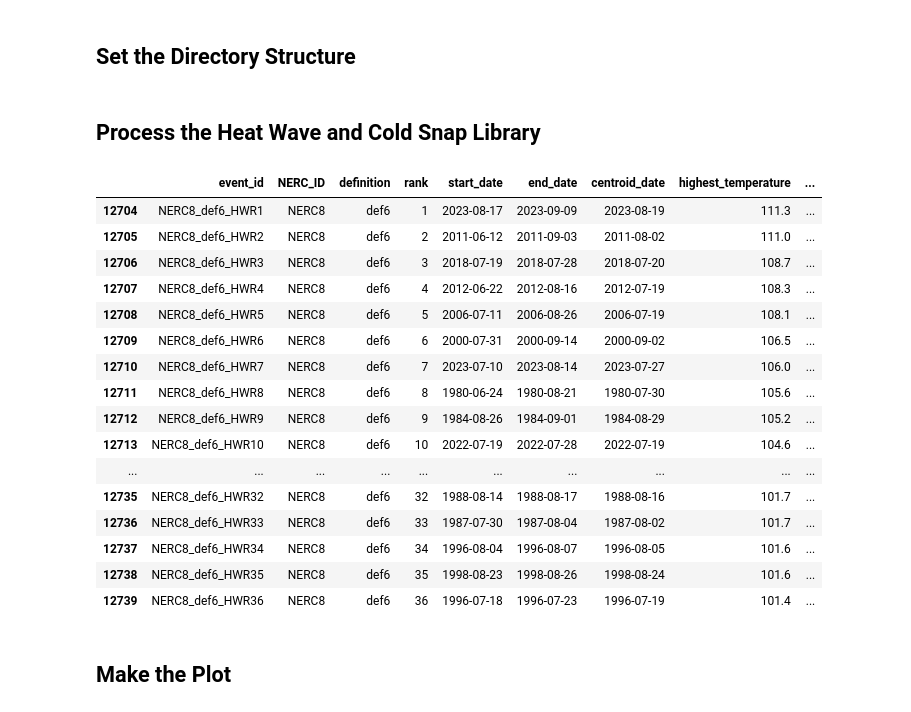
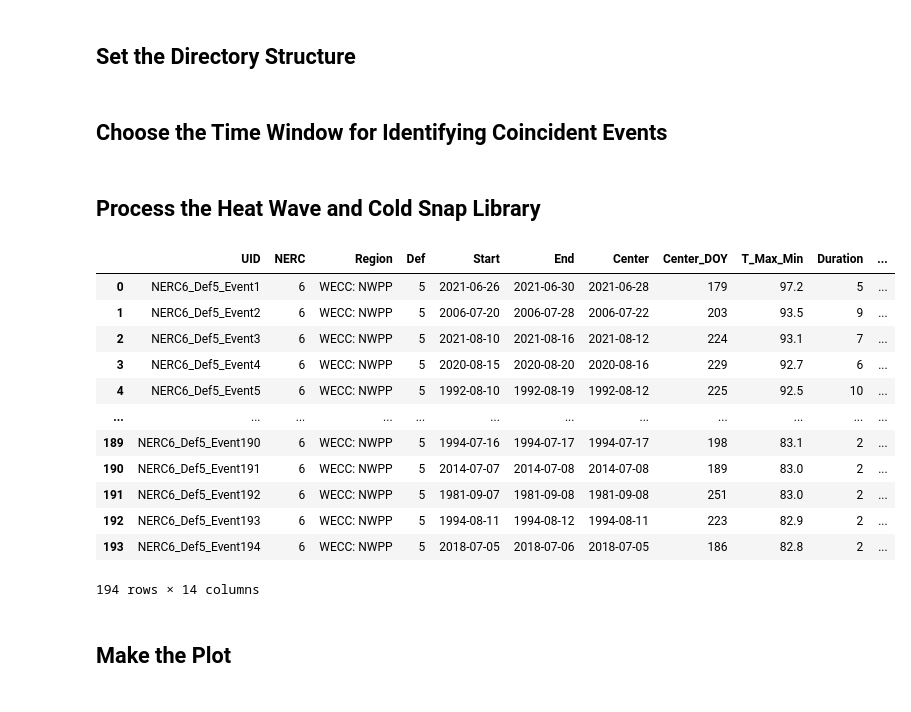
Before and after one commit to cdburley/gdo_climate_toolsuite_visualizations, a Jupyter notebook: notebooks/hw_cs_scatter.ipynb, the cells around one changed output. Drawn from its saved outputs; the diff is of its cells as text; code cells hidden in the pictures.

```diff
--- a/notebooks/hw_cs_scatter.ipynb
+++ b/notebooks/hw_cs_scatter.ipynb
@@ -18,4 +23,9 @@ nerc_shapefile_data_dir = '/Users/burl878/Documents/Code/code_repos/gdo_climate_
 image_output_dir =  '/Users/burl878/Documents/Code/code_repos/gdo_climate_toolsuite_visualizations/plots/'
+# %% [markdown]
+## Choose the Time Window for Identifying Coincident Events
+# %%
+# Set the time (in +/- days) over which to identify coincident events across NERC regions:
+time_window = 3
 # %% [markdown]
 ## Process the Heat Wave and Cold Snap Library
 # %%
@@ -53,29 +73,25 @@ def process_hw_cs_data(hw_cs_data_dir: str, hw_cs: str, region: int, definition:
 # %%
 # Test the function:
 output_df = process_hw_cs_data(hw_cs_data_dir = hw_cs_data_dir,
                                hw_cs = 'HW',
-                               region = 8,
-                               definition = 6)
+                               region = 6,
+                               definition = 5)
 
 output_df
 # %% [output]
-|  | event_id | NERC_ID | definition | rank | start_date | end_date | centroid_date | highest_temperature | ... |
-| 12704 | NERC8_def6_HWR1 | NERC8 | def6 | 1 | 2023-08-17 | 2023-09-09 | 2023-08-19 | 111.3 | ... |
-| 12705 | NERC8_def6_HWR2 | NERC8 | def6 | 2 | 2011-06-12 | 2011-09-03 | 2011-08-02 | 111.0 | ... |
-| 12706 | NERC8_def6_HWR3 | NERC8 | def6 | 3 | 2018-07-19 | 2018-07-28 | 2018-07-20 | 108.7 | ... |
-| 12707 | NERC8_def6_HWR4 | NERC8 | def6 | 4 | 2012-06-22 | 2012-08-16 | 2012-07-19 | 108.3 | ... |
-| 12708 | NERC8_def6_HWR5 | NERC8 | def6 | 5 | 2006-07-11 | 2006-08-26 | 2006-07-19 | 108.1 | ... |
-| 12709 | NERC8_def6_HWR6 | NERC8 | def6 | 6 | 2000-07-31 | 2000-09-14 | 2000-09-02 | 106.5 | ... |
-| 12710 | NERC8_def6_HWR7 | NERC8 | def6 | 7 | 2023-07-10 | 2023-08-14 | 2023-07-27 | 106.0 | ... |
-| 12711 | NERC8_def6_HWR8 | NERC8 | def6 | 8 | 1980-06-24 | 1980-08-21 | 1980-07-30 | 105.6 | ... |
-| 12712 | NERC8_def6_HWR9 | NERC8 | def6 | 9 | 1984-08-26 | 1984-09-01 | 1984-08-29 | 105.2 | ... |
-| 12713 | NERC8_def6_HWR10 | NERC8 | def6 | 10 | 2022-07-19 | 2022-07-28 | 2022-07-19 | 104.6 | ... |
-| ... | ... | ... | ... | ... | ... | ... | ... | ... | ... |
-| 12735 | NERC8_def6_HWR32 | NERC8 | def6 | 32 | 1988-08-14 | 1988-08-17 | 1988-08-16 | 101.7 | ... |
-| 12736 | NERC8_def6_HWR33 | NERC8 | def6 | 33 | 1987-07-30 | 1987-08-04 | 1987-08-02 | 101.7 | ... |
-| 12737 | NERC8_def6_HWR34 | NERC8 | def6 | 34 | 1996-08-04 | 1996-08-07 | 1996-08-05 | 101.6 | ... |
-| 12738 | NERC8_def6_HWR35 | NERC8 | def6 | 35 | 1998-08-23 | 1998-08-26 | 1998-08-24 | 101.6 | ... |
-| 12739 | NERC8_def6_HWR36 | NERC8 | def6 | 36 | 1996-07-18 | 1996-07-23 | 1996-07-19 | 101.4 | ... |
+|  | UID | NERC | Region | Def | Start | End | Center | Center_DOY | T_Max_Min | Duration | ... |
+| 0 | NERC6_Def5_Event1 | 6 | WECC: NWPP | 5 | 2021-06-26 | 2021-06-30 | 2021-06-28 | 179 | 97.2 | 5 | ... |
+| 1 | NERC6_Def5_Event2 | 6 | WECC: NWPP | 5 | 2006-07-20 | 2006-07-28 | 2006-07-22 | 203 | 93.5 | 9 | ... |
+| 2 | NERC6_Def5_Event3 | 6 | WECC: NWPP | 5 | 2021-08-10 | 2021-08-16 | 2021-08-12 | 224 | 93.1 | 7 | ... |
+| 3 | NERC6_Def5_Event4 | 6 | WECC: NWPP | 5 | 2020-08-15 | 2020-08-20 | 2020-08-16 | 229 | 92.7 | 6 | ... |
+| 4 | NERC6_Def5_Event5 | 6 | WECC: NWPP | 5 | 1992-08-10 | 1992-08-19 | 1992-08-12 | 225 | 92.5 | 10 | ... |
+| ... | ... | ... | ... | ... | ... | ... | ... | ... | ... | ... | ... |
+| 189 | NERC6_Def5_Event190 | 6 | WECC: NWPP | 5 | 1994-07-16 | 1994-07-17 | 1994-07-17 | 198 | 83.1 | 2 | ... |
+| 190 | NERC6_Def5_Event191 | 6 | WECC: NWPP | 5 | 2014-07-07 | 2014-07-08 | 2014-07-08 | 189 | 83.0 | 2 | ... |
+| 191 | NERC6_Def5_Event192 | 6 | WECC: NWPP | 5 | 1981-09-07 | 1981-09-08 | 1981-09-08 | 251 | 83.0 | 2 | ... |
+| 192 | NERC6_Def5_Event193 | 6 | WECC: NWPP | 5 | 1994-08-11 | 1994-08-12 | 1994-08-11 | 223 | 82.9 | 2 | ... |
+| 193 | NERC6_Def5_Event194 | 6 | WECC: NWPP | 5 | 2018-07-05 | 2018-07-06 | 2018-07-05 | 186 | 82.8 | 2 | ... |
+194 rows × 14 columns
 # %% [markdown]
 ## Make the Plot
 # %%
```
Also changed, not shown: parts of 7 cells of this notebook, 32 other files.
